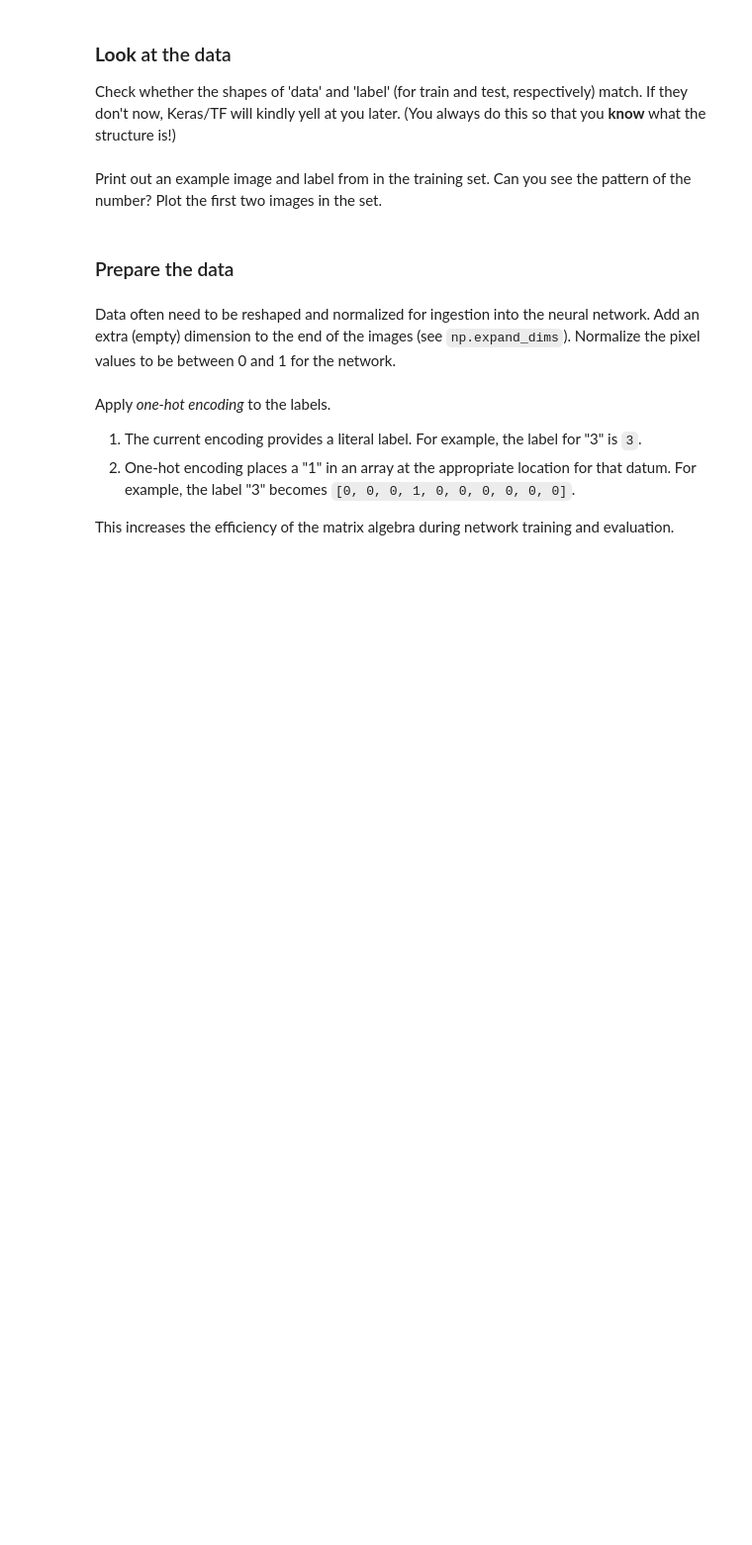
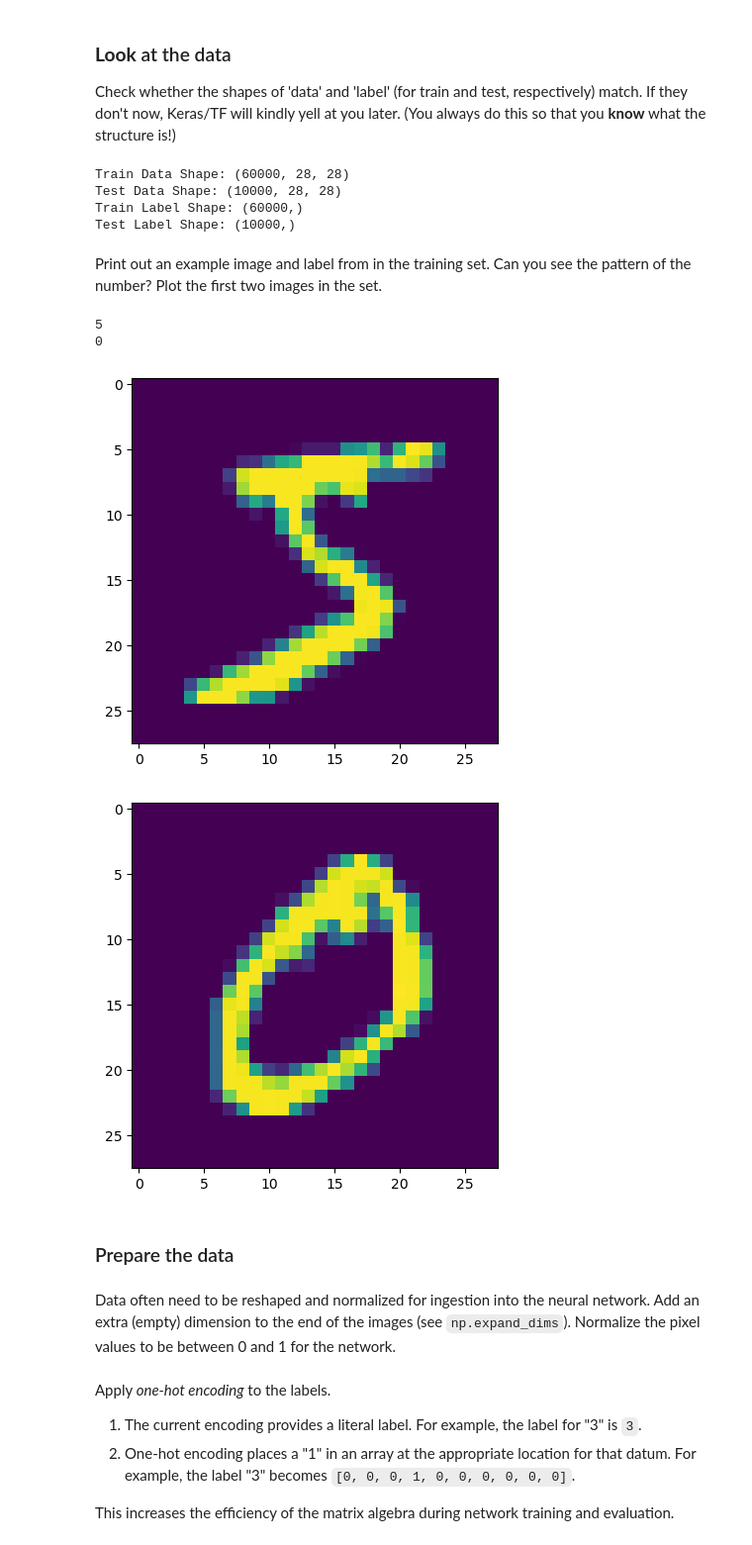
Before and after one commit to ASTR154/neural-networks, a Jupyter notebook: neural-networks.ipynb, the cells around one changed output. Shown at 99% size. Cells and saved outputs as stored; diff of their text form; code cells hidden in the pictures; blank space fills up the shorter version.

```diff
--- a/neural-networks.ipynb
+++ b/neural-networks.ipynb
@@ -21,9 +27,14 @@ Load the [MNIST](https://en.wikipedia.org/wiki/MNIST_database) data set included
 ### **Look** at the data
 Check whether the shapes of 'data' and 'label' (for train and test, respectively) match. If they don't now, Keras/TF will kindly yell at you later. (You always do this so that you **know** what the structure is!)
 # %%
-print("Train Data Shape:",  # complete
-print("Test Data Shape:",  # complete
-print("Train Label Shape:",  # complete
-print("Test Label Shape:",  # complete
+print("Train Data Shape:", x_train_temp.shape)
+print("Test Data Shape:", x_test_temp.shape)
+print("Train Label Shape:", y_train_temp.shape)
+print("Test Label Shape:", y_test_temp.shape)
+# %% [output]
+Train Data Shape: (60000, 28, 28)
+Test Data Shape: (10000, 28, 28)
+Train Label Shape: (60000,)
+Test Label Shape: (10000,)
 # %% [markdown]
 Print out an example image and label from in the training set. Can you see the pattern of the number? Plot the first two images in the set.
@@ -38,3 +41,16 @@ print(  # complete
+# %%
+print(y_train_temp[0])
+print(y_train_temp[1])
+
+plt.imshow(x_train_temp[0])
+plt.show()
+plt.imshow(x_train_temp[1])
+plt.show()
+# %% [output]
+5
+0
+[figure, added]
+[figure, added]
 # %% [markdown]
 ### Prepare the data
 # %% [markdown]
```
Also changed, not shown: parts of 18 cells of this notebook.
